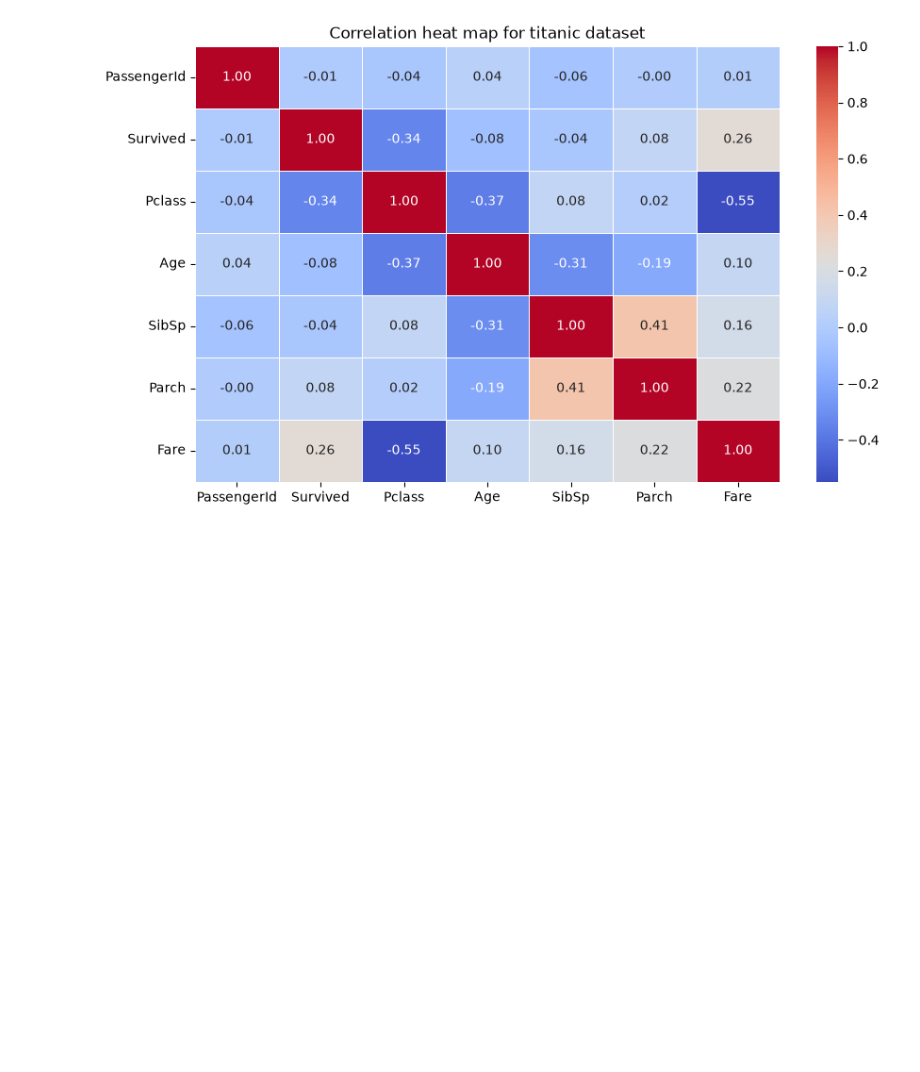
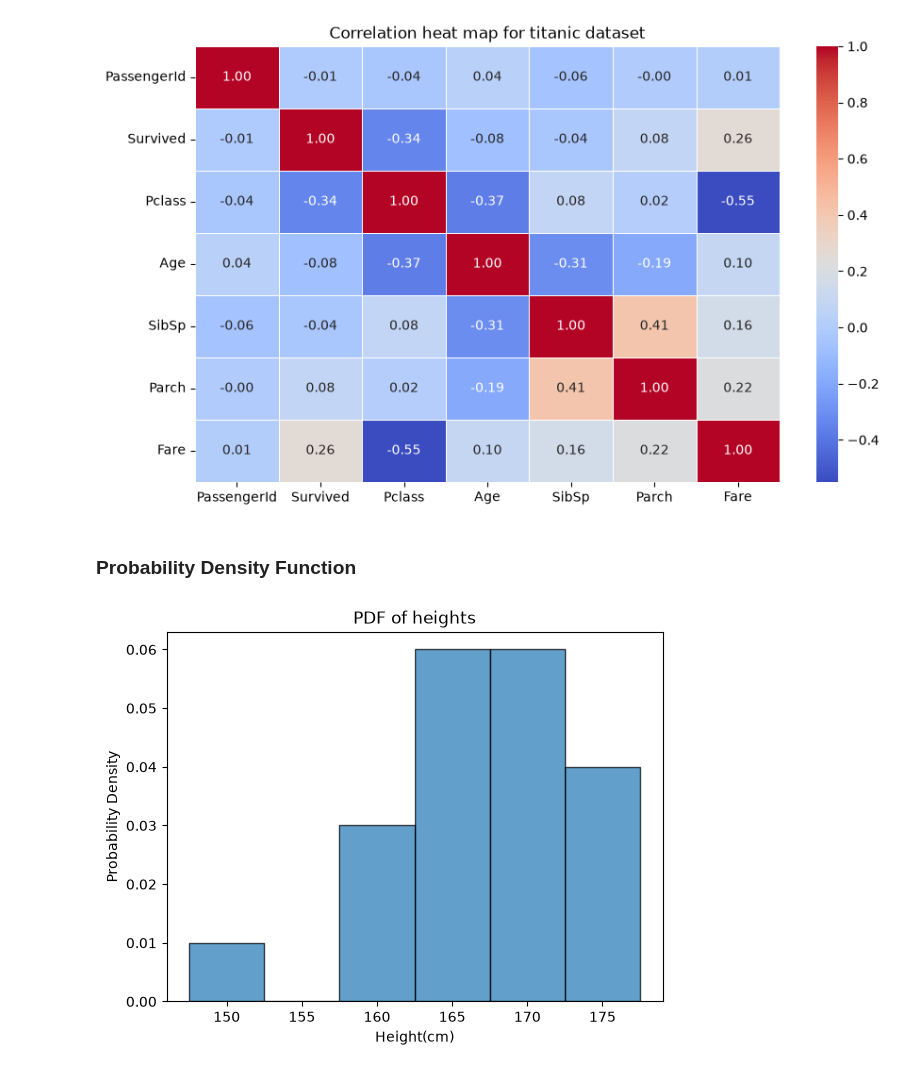
Before and after one commit to manojbalineni/Gen-AI, a Jupyter notebook: 09_Statistics/03_Statistics.ipynb, the cells around one changed output. Saved outputs shown, nothing was run; the diff lists cells and outputs as text; code cells hidden in the pictures; blank space fills up the shorter version.

```diff
--- a/09_Statistics/03_Statistics.ipynb
+++ b/09_Statistics/03_Statistics.ipynb
@@ -55,3 +55,5 @@ plt.title("Correlation heat map for titanic dataset")
 plt.show()
 # %% [output]
 [figure]
+# %% [markdown]
+### Probability Density Function
@@ -57,0 +63,11 @@ plt.show()
+# %%
+bins = [150, 155, 160, 165, 170, 175, 180]
+pdf_values = [0.01, 0 , 0.03, 0.06, 0.06, 0.04]
+# %%
+plt.bar(bins[:-1] , pdf_values , width=5 , edgecolor='black' , alpha = 0.7)
+plt.title("PDF of heights")
+plt.xlabel("Height(cm)")
+plt.ylabel("Probability Density")
+plt.show()
+# %% [output]
+[figure, added]
```
Also changed, not shown: parts of 1 cell of this notebook.
